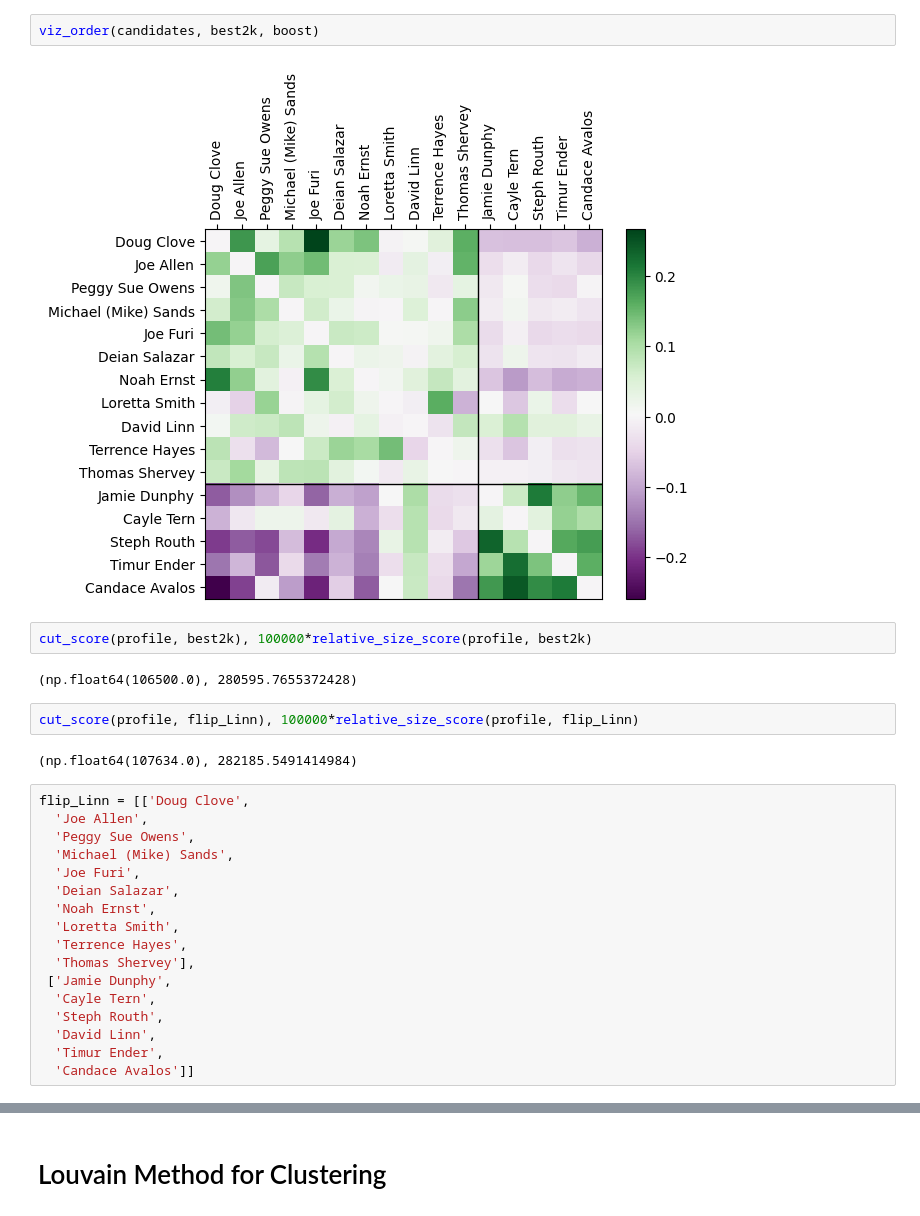
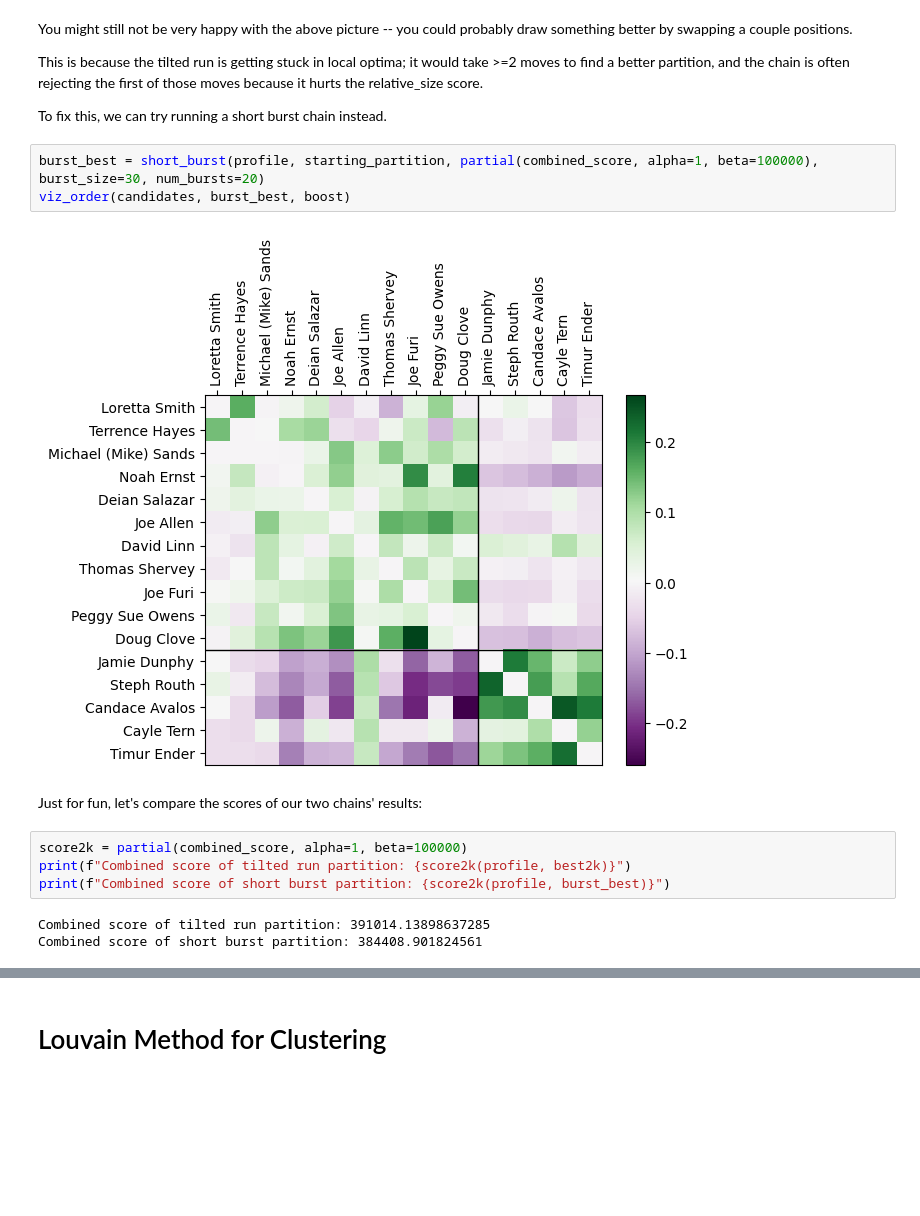
Before and after one commit to mcontrerassc/candidate_matrices, a Jupyter notebook: demo.ipynb, the cells around one changed output, grey strips where cells are left out. Saved outputs shown, nothing was run; the diff lists cells and outputs as text; blank space fills up the shorter version.

```diff
--- a/demo.ipynb
+++ b/demo.ipynb
@@ -55,29 +91,20 @@ best2k=tilted_run(profile, starting_partition, partial(combined_score,alpha = 1,
-# %%
-viz_order(candidates, best2k, boost)
-# %% [output]
-[figure, removed]
-# %%
-cut_score(profile, best2k), 100000*relative_size_score(profile, best2k)
-# %% [output]
-(np.float64(106500.0), 280595.7655372428)
-# %%
-cut_score(profile, flip_Linn), 100000*relative_size_score(profile, flip_Linn)
-# %% [output]
-(np.float64(107634.0), 282185.5491414984)
-# %%
-flip_Linn = [['Doug Clove',
-  'Joe Allen',
-  'Peggy Sue Owens',
-  'Michael (Mike) Sands',
-  'Joe Furi',
-  'Deian Salazar',
-  'Noah Ernst',
-  'Loretta Smith',
-  'Terrence Hayes',
-  'Thomas Shervey'],
- ['Jamie Dunphy',
-  'Cayle Tern',
-  'Steph Routh',
-  'David Linn',
-  'Timur Ender',
-  'Candace Avalos']]
+# %% [markdown]
+You might still not be very happy with the above picture -- you could probably draw something better by swapping a couple positions.
+
+This is because the tilted run is getting stuck in local optima; it would take >=2 moves to find a better partition, and the chain is often rejecting the first of those moves because it hurts the relative_size score.
+
+To fix this, we can try running a short burst chain instead.
+# %%
+burst_best = short_burst(profile, starting_partition, partial(combined_score, alpha=1, beta=100000), burst_size=30, num_bursts=20)
+viz_order(candidates, burst_best, boost)
+# %% [output]
+[figure, added]
+# %% [markdown]
+Just for fun, let's compare the scores of our two chains' results:
+# %%
+score2k = partial(combined_score, alpha=1, beta=100000)
+print(f"Combined score of tilted run partition: {score2k(profile, best2k)}")
+print(f"Combined score of short burst partition: {score2k(profile, burst_best)}")
+# %% [output]
+Combined score of tilted run partition: 391014.13898637285
+Combined score of short burst partition: 384408.901824561
```
Also changed, not shown: parts of 17 cells of this notebook.
